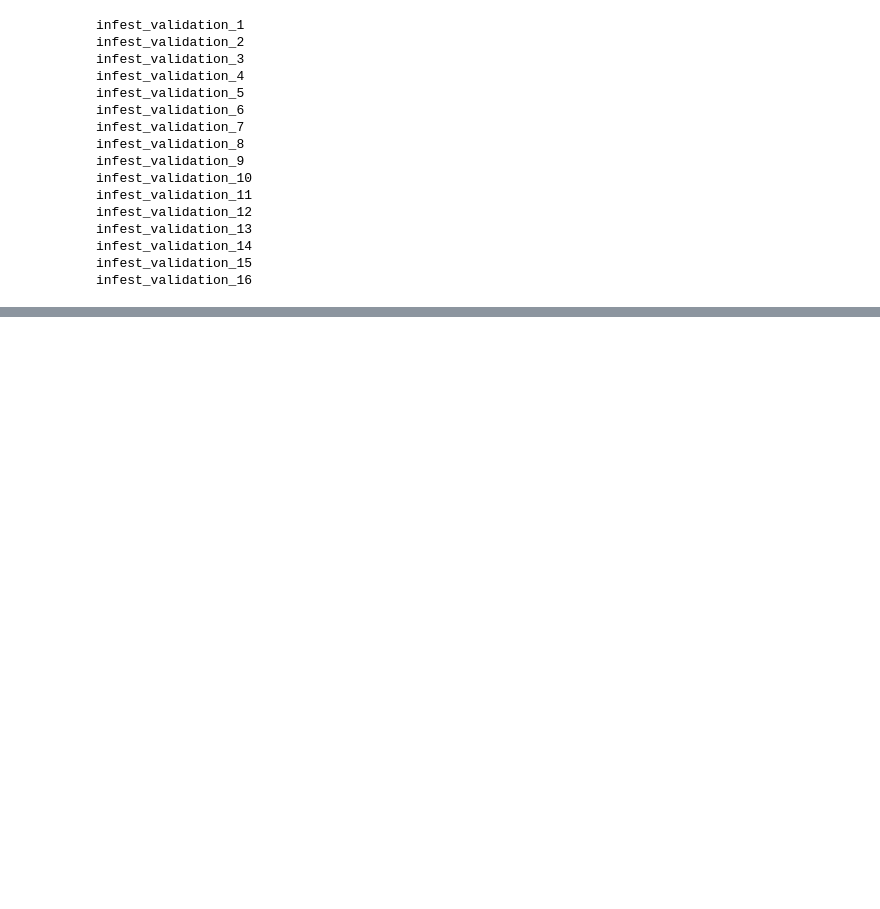
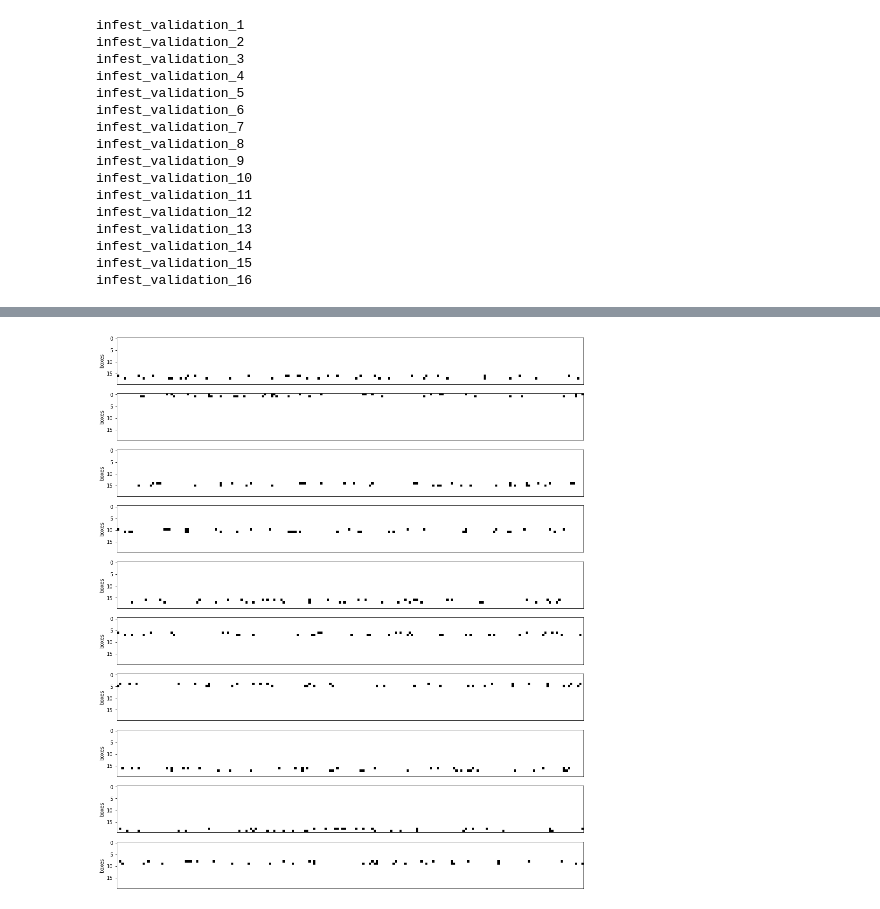
Before and after one commit to ncsu-landscape-dynamics/popsborder, a Jupyter notebook: validation_plots.ipynb, the cells around one changed output, grey strips where cells are left out. Drawn from its saved outputs; the diff is of its cells as text; code cells hidden in the pictures; blank space fills up the shorter version.

Commit message:
Validation tests, work in progress

```diff
--- a/validation_plots.ipynb
+++ b/validation_plots.ipynb
@@ -75,0 +212,15 @@ infest_validation_16
+# %%
+infest_validation_stems = [i[0] for i in infest_validation_details]
+infest_validation_inspected_indexes = [i[1] for i in infest_validation_details]
+# %%
+infest_validation_stems_1 = np.stack(infest_validation_stems[0])
+stems_by_shipment = np.vsplit(infest_validation_stems_1, num_shipments)
+
+fig, axs = plt.subplots(len(stems_by_shipment), figsize=(25,20))
+
+for i in range(len(stems_by_shipment)):
+    axs[i].matshow(stems_by_shipment[i], cmap='Greys')
+    axs[i].set_ylabel('boxes')
+    axs[i].tick_params(labeltop=False, top=False, bottom=False)
+# %% [output]
+[figure, added]
```
Also changed, not shown: parts of 23 cells of this notebook, 2 other files.
